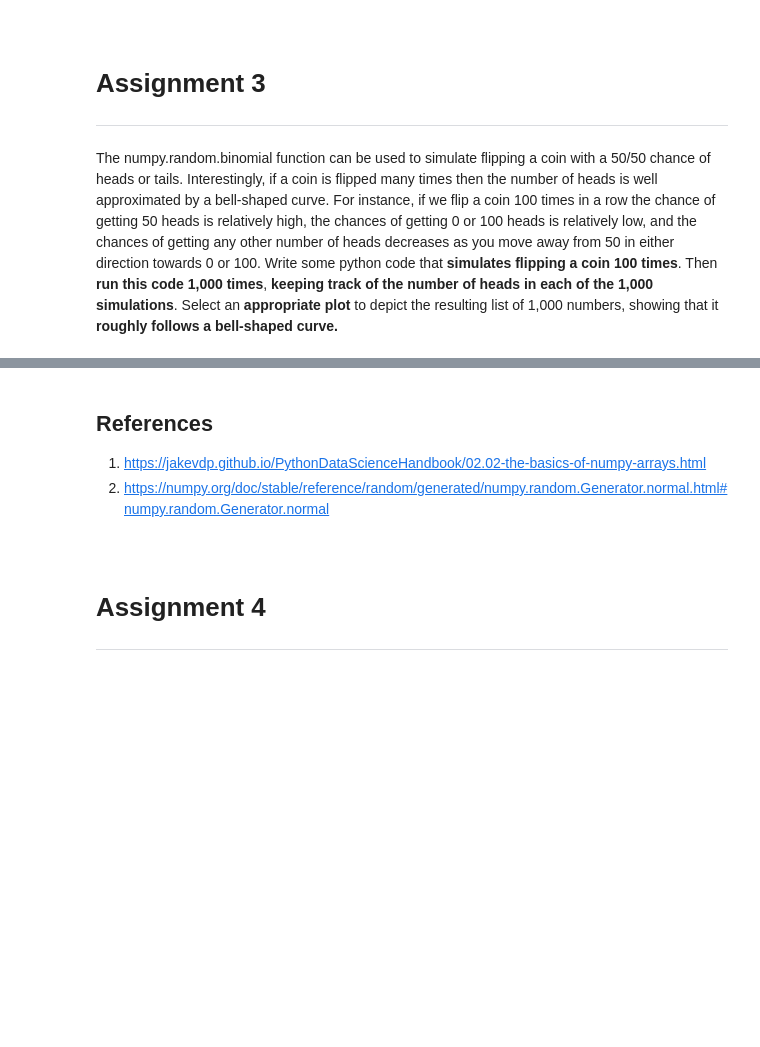
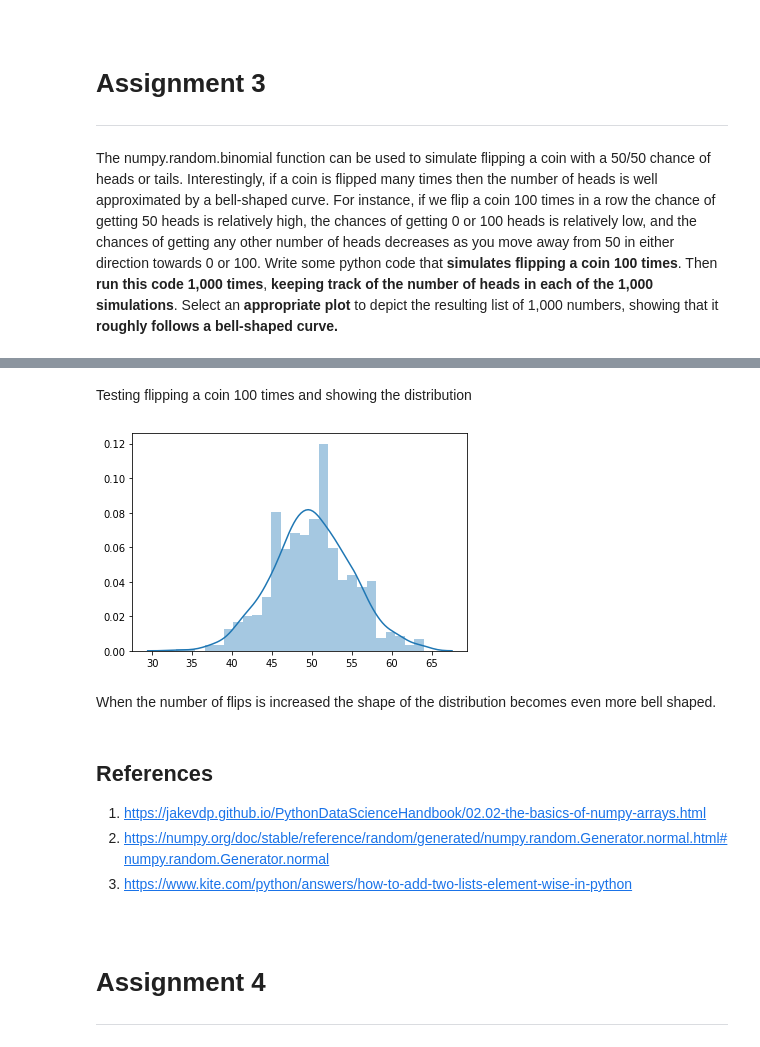
Before and after one commit to colmhiggs11/Fundamentals-of-DA---Assignments, a Jupyter notebook: F of DA - Assignments.ipynb, the cells around one changed output, grey strips where cells are left out. Drawn from its saved outputs; the diff is of its cells as text; code cells hidden in the pictures; blank space fills up the shorter version.

```diff
--- a/F of DA - Assignments.ipynb
+++ b/F of DA - Assignments.ipynb
@@ -131,12 +161,19 @@ sns.distplot(Coin100)
+# %% [markdown]
+Testing flipping a coin 100 times and showing the distribution
 # %%
-Coin1000 = Coin100 =Flip(100,0.5,1000)
+Coin1000 = Flip(100,0.5,1000)
 # Bell curve distribution, class with average 60, std =10
 ax = sns.distplot(Coin1000)
+# %% [output]
+[figure, added]
+# %% [markdown]
+When the number of flips is increased the shape of the distribution becomes even more bell shaped.
 # %% [markdown]
 ## References
 
 1. https://jakevdp.github.io/PythonDataScienceHandbook/02.02-the-basics-of-numpy-arrays.html
 2. https://numpy.org/doc/stable/reference/random/generated/numpy.random.Generator.normal.html#numpy.random.Generator.normal
+3. https://www.kite.com/python/answers/how-to-add-two-lists-element-wise-in-python
 # %% [markdown]
 <br>
 
```
Also changed, not shown: parts of 12 cells of this notebook.
